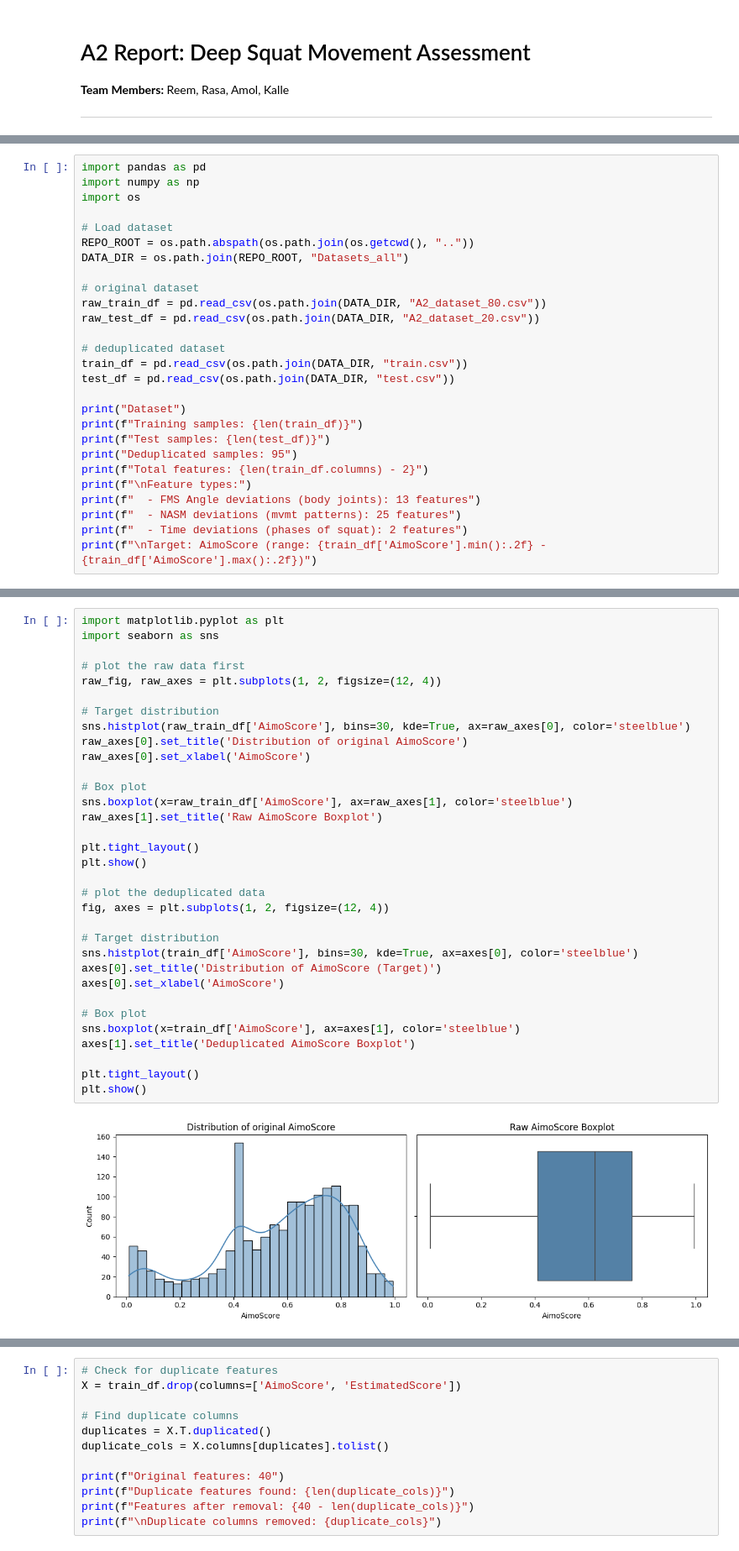
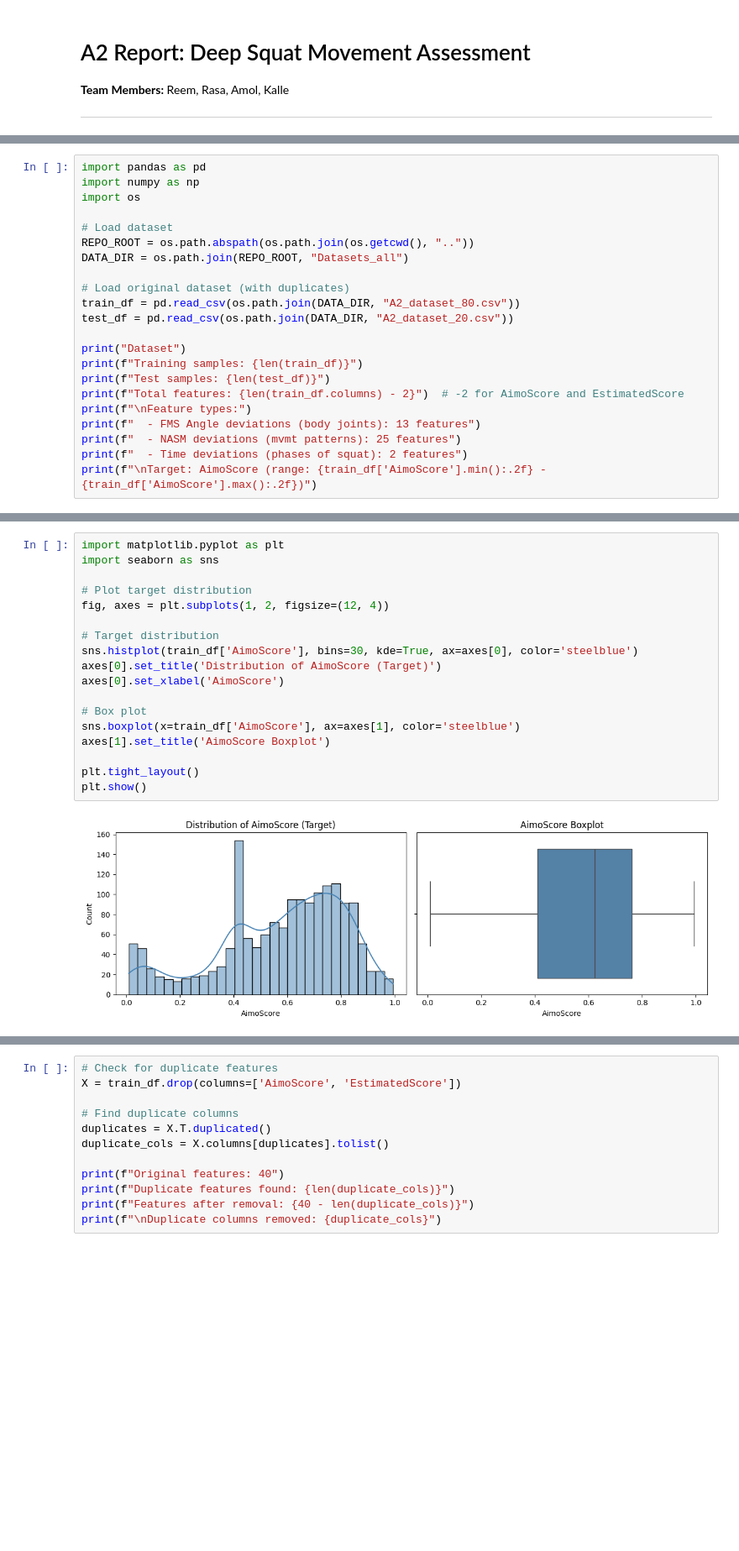
Before and after one commit to othmanreem/Data-intensive-systems, a Jupyter notebook: A2/A2_Report.ipynb, the cells around one changed output, grey strips where cells are left out. Shown at 84% size. Saved outputs shown, nothing was run; the diff lists cells and outputs as text; blank space fills up the shorter version.

```diff
--- a/A2/A2_Report.ipynb
+++ b/A2/A2_Report.ipynb
@@ -27,19 +21,14 @@ import os
 REPO_ROOT = os.path.abspath(os.path.join(os.getcwd(), ".."))
 DATA_DIR = os.path.join(REPO_ROOT, "Datasets_all")
 
-# original dataset
-raw_train_df = pd.read_csv(os.path.join(DATA_DIR, "A2_dataset_80.csv"))
-raw_test_df = pd.read_csv(os.path.join(DATA_DIR, "A2_dataset_20.csv"))
-
-# deduplicated dataset
-train_df = pd.read_csv(os.path.join(DATA_DIR, "train.csv"))
-test_df = pd.read_csv(os.path.join(DATA_DIR, "test.csv"))
+# Load original dataset (with duplicates)
+train_df = pd.read_csv(os.path.join(DATA_DIR, "A2_dataset_80.csv"))
+test_df = pd.read_csv(os.path.join(DATA_DIR, "A2_dataset_20.csv"))
 
 print("Dataset")
 print(f"Training samples: {len(train_df)}")
 print(f"Test samples: {len(test_df)}")
-print("Deduplicated samples: 95")
-print(f"Total features: {len(train_df.columns) - 2}")
+print(f"Total features: {len(train_df.columns) - 2}")  # -2 for AimoScore and EstimatedScore
 print(f"\nFeature types:")
 print(f"  - FMS Angle deviations (body joints): 13 features")
 print(f"  - NASM deviations (mvmt patterns): 25 features")
@@ -61,35 +49,20 @@ Target: AimoScore (range: 0.01 - 0.99)
 # %%
 import matplotlib.pyplot as plt
 import seaborn as sns
 
-# plot the raw data first
-raw_fig, raw_axes = plt.subplots(1, 2, figsize=(12, 4))
-
-# Target distribution
-sns.histplot(raw_train_df['AimoScore'], bins=30, kde=True, ax=raw_axes[0], color='steelblue')
-raw_axes[0].set_title('Distribution of original AimoScore')
-raw_axes[0].set_xlabel('AimoScore')
-
-# Box plot
-sns.boxplot(x=raw_train_df['AimoScore'], ax=raw_axes[1], color='steelblue')
-raw_axes[1].set_title('Raw AimoScore Boxplot')
-
-plt.tight_layout()
-plt.show()
-
-# plot the deduplicated data
+# Plot target distribution
 fig, axes = plt.subplots(1, 2, figsize=(12, 4))
 
 # Target distribution
 sns.histplot(train_df['AimoScore'], bins=30, kde=True, ax=axes[0], color='steelblue')
 axes[0].set_title('Distribution of AimoScore (Target)')
 axes[0].set_xlabel('AimoScore')
 
 # Box plot
 sns.boxplot(x=train_df['AimoScore'], ax=axes[1], color='steelblue')
-axes[1].set_title('Deduplicated AimoScore Boxplot')
+axes[1].set_title('AimoScore Boxplot')
 
 plt.tight_layout()
 plt.show()
 # %% [output]
-[figure, old version]
+[figure, new version]
```
Also changed, not shown: parts of 16 cells of this notebook.
